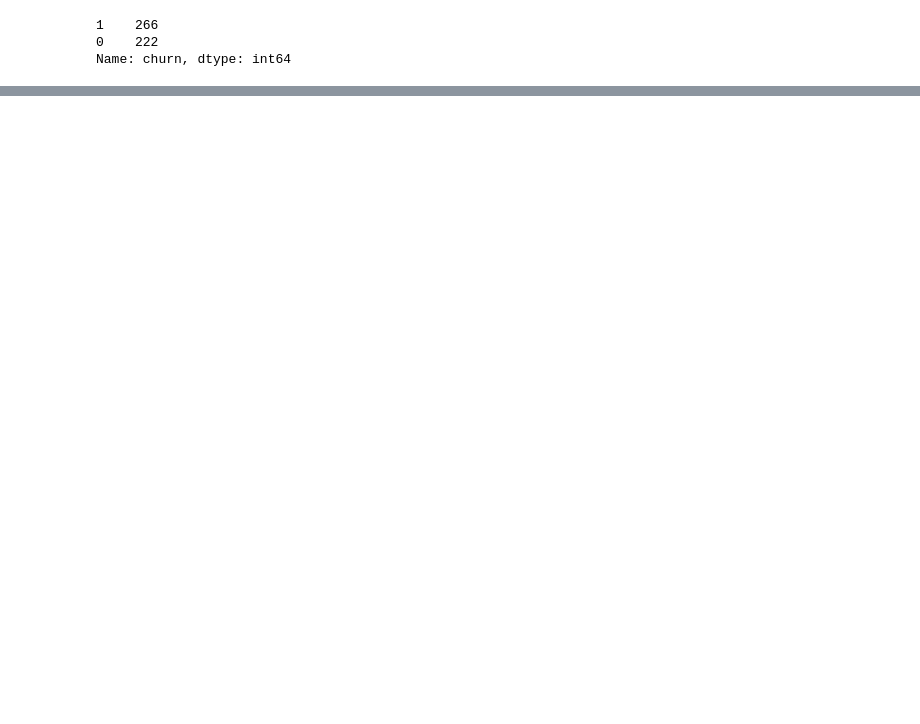
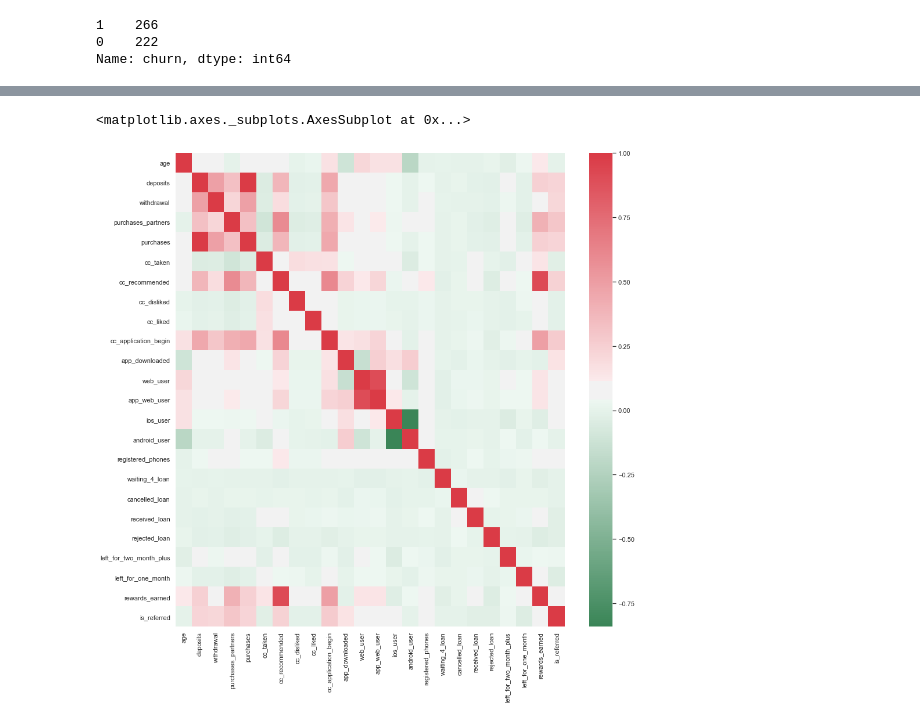
Before and after one commit to allenvarughese22/Machine-Learning-Projects---Learning, a Jupyter notebook: Churn Prediction/Churn_Prediction.ipynb, the cells around one changed output, grey strips where cells are left out. Cells and saved outputs as stored; diff of their text form; code cells hidden in the pictures; blank space fills up the shorter version.

```diff
--- a/Churn Prediction/Churn_Prediction.ipynb
+++ b/Churn Prediction/Churn_Prediction.ipynb
@@ -208,0 +244,4 @@ Name: churn, dtype: int64
+# %%
+sns.set(style='white')
+# %%
+corr = df_churndata.drop(columns=['user','churn']).corr()
@@ -208,0 +269,7 @@ Name: churn, dtype: int64
+# %%
+
+f, ax = plt.subplots(figsize = (15,15))
+sns.heatmap(corr,cmap=cmap)
+# %% [output]
+<matplotlib.axes._subplots.AxesSubplot at 0x...>
+[figure, added]
```
Also changed, not shown: parts of 70 cells of this notebook.
